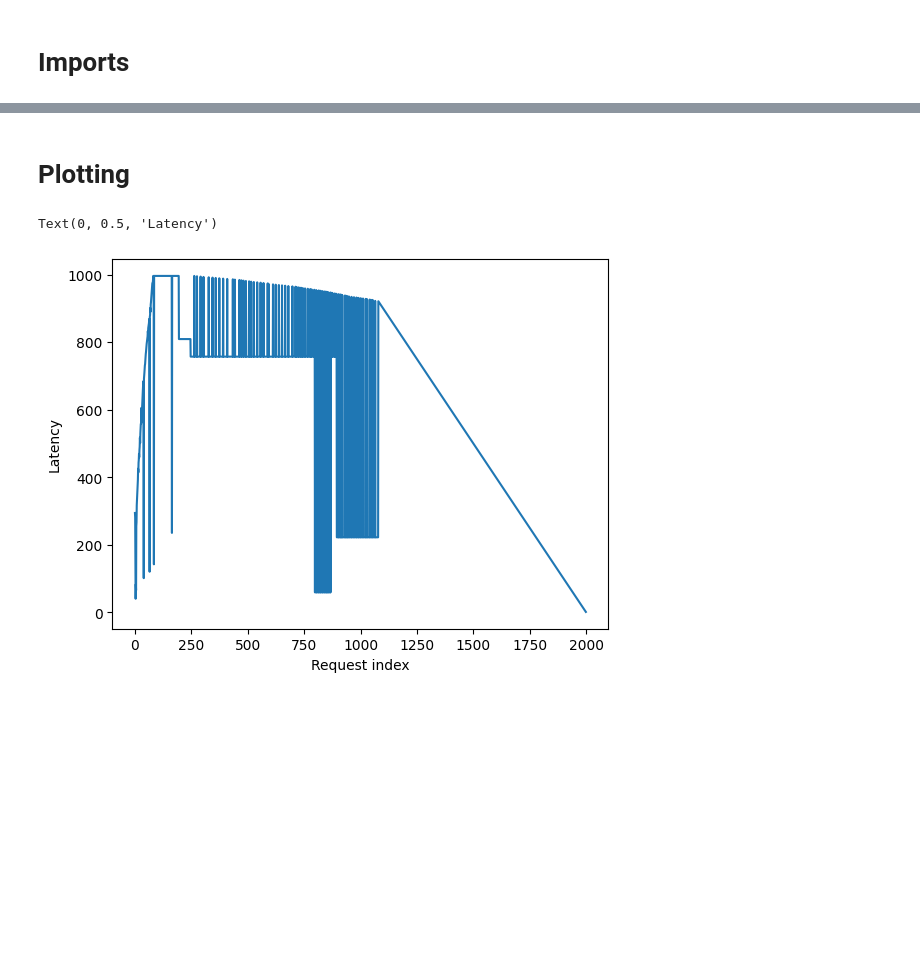
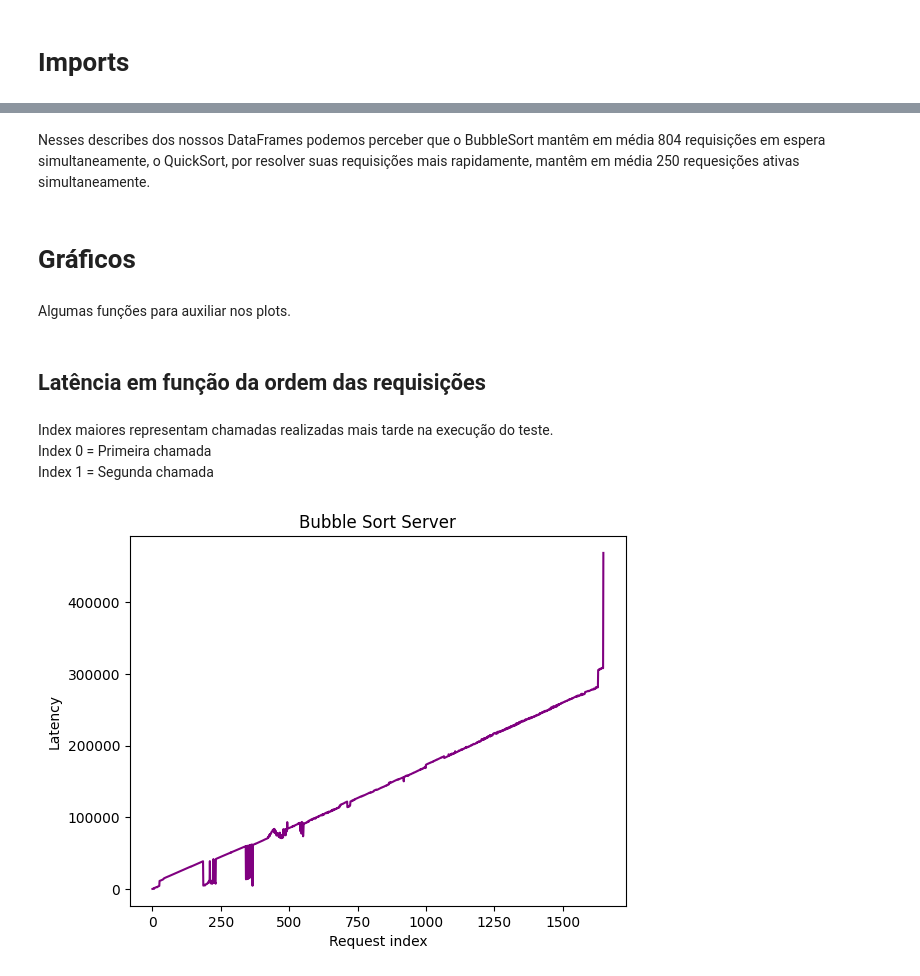
Before and after one commit to joaovictorsl/StressTestingExample, a Jupyter notebook: plots/main.ipynb, the cells around one changed output, grey strips where cells are left out. Saved outputs shown, nothing was run; the diff lists cells and outputs as text; code cells hidden in the pictures; blank space fills up the shorter version.

Commit message:
Plots

```diff
--- a/plots/main.ipynb
+++ b/plots/main.ipynb
@@ -8,10 +8,6 @@ import pandas as pd
 # %%
-df_b1 = pd.read_csv("../Test/Results/BSort.csv")
-df_b2 = pd.read_csv("../Test/Results/BSort2.csv")
-summary_b1 = df_b1.describe()[["elapsed", "allThreads", "Latency"]]
-summary_b2 = df_b2.describe()[["elapsed", "allThreads", "Latency"]]
+df_b = pd.read_csv("../Test/Results/BSort.csv")
+summary_b = pd.read_csv("../Test/Results/BSortSummary.csv")
 
-df_q1 = pd.read_csv("../Test/Results/QSort.csv")
-df_q2 = pd.read_csv("../Test/Results/QSort2.csv")
-summary_q1 = df_q1.describe()[["elapsed", "allThreads", "Latency"]]
-summary_q2 = df_q2.describe()[["elapsed", "allThreads", "Latency"]]
+df_q = pd.read_csv("../Test/Results/QSort.csv")
+summary_q = pd.read_csv("../Test/Results/QSortSummary.csv")
@@ -35,9 +61,29 @@ Here we'll take look at the allThreads and elapsed columns.
+# %% [markdown]
+Nesses describes dos nossos DataFrames podemos perceber que o BubbleSort mantêm em média 804 requisições em espera simultaneamente, o QuickSort, por resolver suas requisições mais rapidamente, mantêm em média 250 requesições ativas simultaneamente.
 # %% [markdown]
-# Plotting
+# Gráficos
-# %%
-plt.plot(range(0, sorted_df.shape[0]), sorted_df['allThreads'])
-plt.xlabel('Request index')
-plt.ylabel('Latency')
-# %% [output]
-Text(0, 0.5, 'Latency')
-[figure, removed]
+# %% [markdown]
+Algumas funções para auxiliar nos plots.
+# %%
+def req_index_latency(df, color = "purple"):
+    plot(range(0, df.shape[0]), df['Latency'], 'Request index', 'Latency', color)
+
+def req_index_elapsed(df, color = "purple"):
+    plot(range(0, df.shape[0]), df['elapsed'], 'Request index', 'Elapsed time', color)
+
+def plot(x, y, xlabel, ylabel, color = "blue"):
+    plt.plot(x, y, color = color)
+    plt.xlabel(xlabel)
+    plt.ylabel(ylabel)
+# %% [markdown]
+## Latência em função da ordem das requisições
+# %% [markdown]
+Index maiores representam chamadas realizadas mais tarde na execução do teste.
+Index 0 = Primeira chamada
+Index 1 = Segunda chamada
+# %%
+req_index_latency(df_b)
+plt.title("Bubble Sort Server")
+plt.savefig("B_ReqIndexVSLatency.png")
+# %% [output]
+[figure, added]
```
Also changed, not shown: parts of 15 cells of this notebook, 11 other files.
